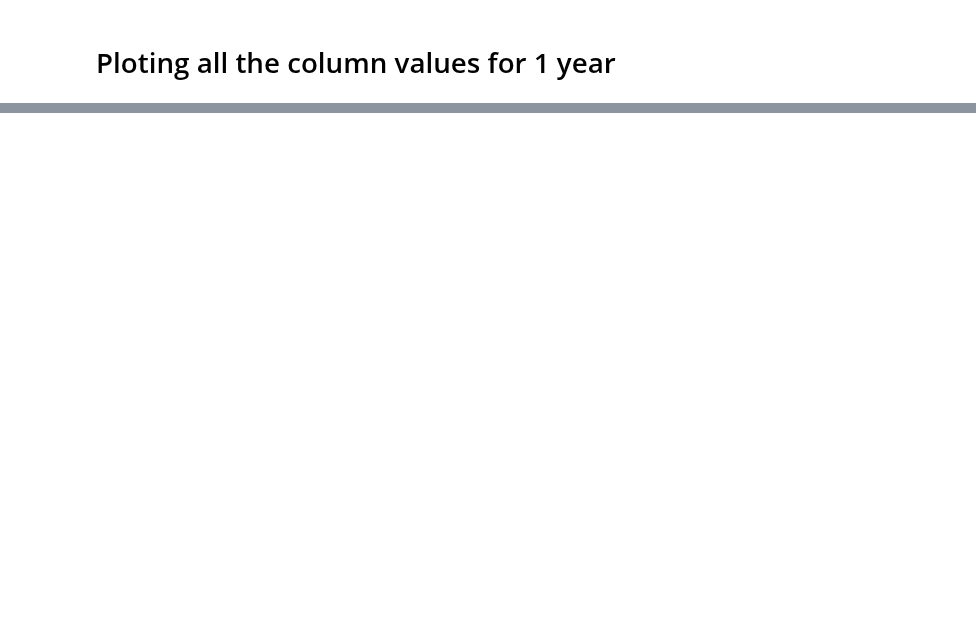
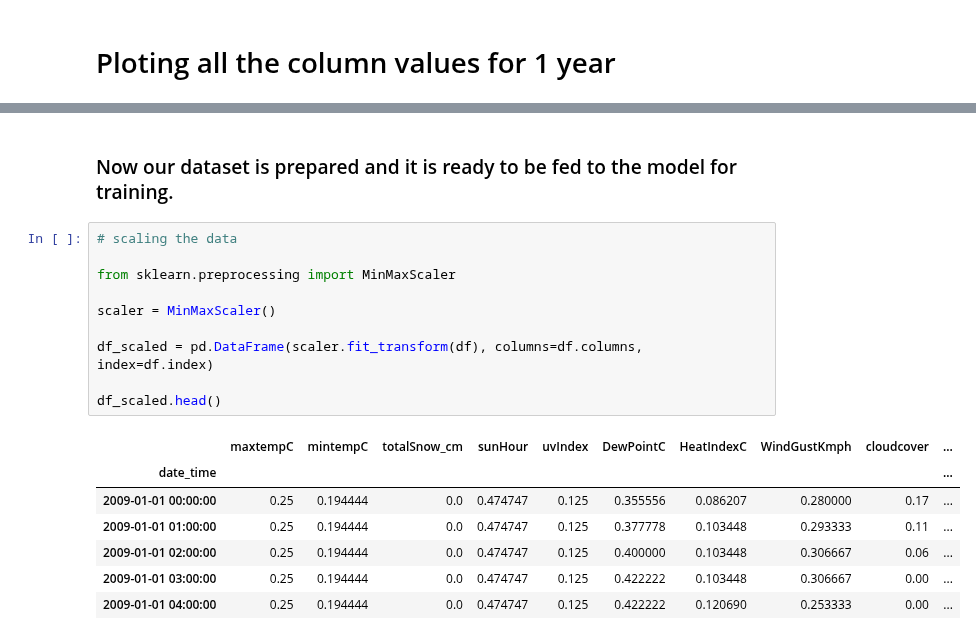
Before and after one commit to juneedpk/vscode-jupyter, a Jupyter notebook: projects/Weather-Forecasting/forecast.ipynb, the cells around one changed output, grey strips where cells are left out. Drawn from its saved outputs; the diff is of its cells as text; blank space fills up the shorter version.

```diff
--- a/projects/Weather-Forecasting/forecast.ipynb
+++ b/projects/Weather-Forecasting/forecast.ipynb
@@ -379,0 +118,20 @@ R2-score: 0.99
+# %% [markdown]
+### Now our dataset is prepared and it is ready to be fed to the model for training.
+# %%
+# scaling the data
+
+from sklearn.preprocessing import MinMaxScaler
+
+scaler = MinMaxScaler()
+
+df_scaled = pd.DataFrame(scaler.fit_transform(df), columns=df.columns, index=df.index)
+
+df_scaled.head()
+# %% [output]
+|  | maxtempC | mintempC | totalSnow_cm | sunHour | uvIndex | DewPointC | HeatIndexC | WindGustKmph | cloudcover | ... |
+| date_time |  |  |  |  |  |  |  |  |  | ... |
+| 2009-01-01 00:00:00 | 0.25 | 0.194444 | 0.0 | 0.474747 | 0.125 | 0.355556 | 0.086207 | 0.280000 | 0.17 | ... |
+| 2009-01-01 01:00:00 | 0.25 | 0.194444 | 0.0 | 0.474747 | 0.125 | 0.377778 | 0.103448 | 0.293333 | 0.11 | ... |
+| 2009-01-01 02:00:00 | 0.25 | 0.194444 | 0.0 | 0.474747 | 0.125 | 0.400000 | 0.103448 | 0.306667 | 0.06 | ... |
+| 2009-01-01 03:00:00 | 0.25 | 0.194444 | 0.0 | 0.474747 | 0.125 | 0.422222 | 0.103448 | 0.306667 | 0.00 | ... |
+| 2009-01-01 04:00:00 | 0.25 | 0.194444 | 0.0 | 0.474747 | 0.125 | 0.422222 | 0.120690 | 0.253333 | 0.00 | ... |
```
Also changed, not shown: parts of 54 cells of this notebook, 2 other files.
